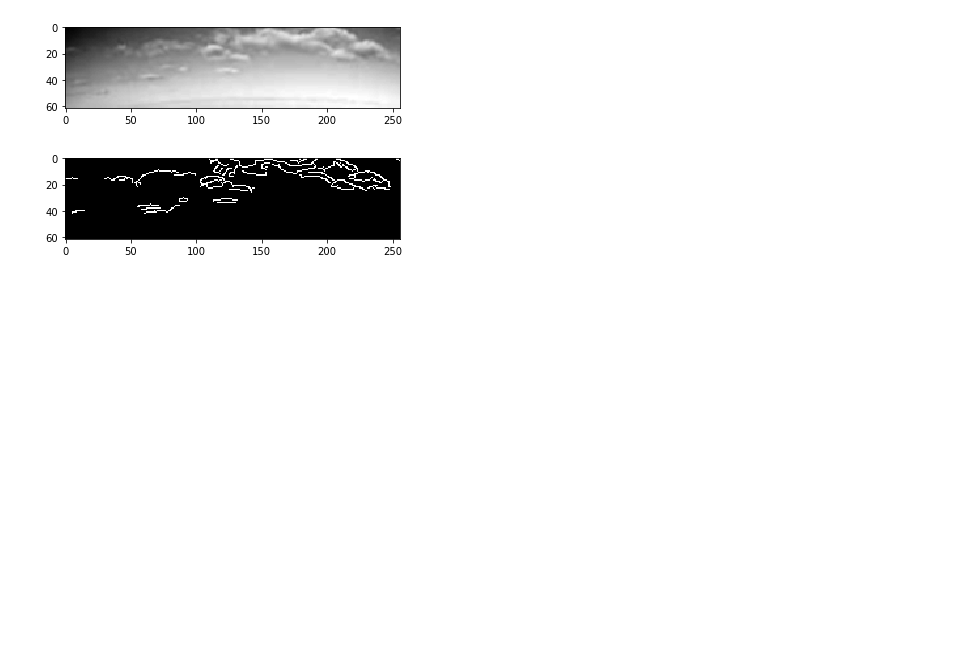
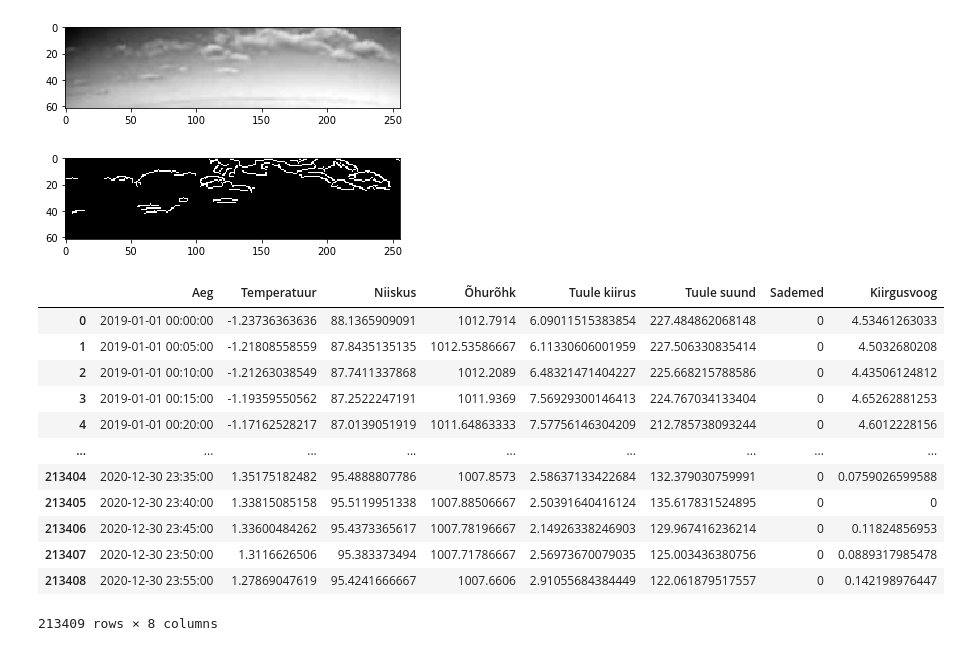
Before and after one commit to tonysln/meteo-webcam, a Jupyter notebook: meteo_webcam_analysis.ipynb, the cells around one changed output. Saved outputs shown, nothing was run; the diff lists cells and outputs as text; code cells hidden in the pictures; blank space fills up the shorter version.

Commit message:
Load in weather data from archive for 2019-2020

```diff
--- a/meteo_webcam_analysis.ipynb
+++ b/meteo_webcam_analysis.ipynb
@@ -181,3 +174,21 @@ plt.show()
 # %% [output]
 [figure]
 [figure]
+# %%
+# Weather Archive data for 2019-2020
+ilm = pd.read_csv('data/ilm.txt', converters = {'Aeg': str}, low_memory=False)
+ilm
+# %% [output]
+|  | Aeg | Temperatuur | Niiskus | Õhurõhk | Tuule kiirus | Tuule suund | Sademed | Kiirgusvoog |
+| 0 | 2019-01-01 00:00:00 | -1.23736363636 | 88.1365909091 | 1012.7914 | 6.09011515383854 | 227.484862068148 | 0 | 4.53461263033 |
+| 1 | 2019-01-01 00:05:00 | -1.21808558559 | 87.8435135135 | 1012.53586667 | 6.11330606001959 | 227.506330835414 | 0 | 4.5032680208 |
+| 2 | 2019-01-01 00:10:00 | -1.21263038549 | 87.7411337868 | 1012.2089 | 6.48321471404227 | 225.668215788586 | 0 | 4.43506124812 |
+| 3 | 2019-01-01 00:15:00 | -1.19359550562 | 87.2522247191 | 1011.9369 | 7.56929300146413 | 224.767034133404 | 0 | 4.65262881253 |
+| 4 | 2019-01-01 00:20:00 | -1.17162528217 | 87.0139051919 | 1011.64863333 | 7.57756146304209 | 212.785738093244 | 0 | 4.6012228156 |
+| ... | ... | ... | ... | ... | ... | ... | ... | ... |
+| 213404 | 2020-12-30 23:35:00 | 1.35175182482 | 95.4888807786 | 1007.8573 | 2.58637133422684 | 132.379030759991 | 0 | 0.0759026599588 |
+| 213405 | 2020-12-30 23:40:00 | 1.33815085158 | 95.5119951338 | 1007.88506667 | 2.50391640416124 | 135.617831524895 | 0 | 0 |
+| 213406 | 2020-12-30 23:45:00 | 1.33600484262 | 95.4373365617 | 1007.78196667 | 2.14926338246903 | 129.967416236214 | 0 | 0.11824856953 |
+| 213407 | 2020-12-30 23:50:00 | 1.3116626506 | 95.383373494 | 1007.71786667 | 2.56973670079035 | 125.003436380756 | 0 | 0.0889317985478 |
+| 213408 | 2020-12-30 23:55:00 | 1.27869047619 | 95.4241666667 | 1007.6606 | 2.91055684384449 | 122.061879517557 | 0 | 0.142198976447 |
+213409 rows × 8 columns
```
Also changed, not shown: parts of 9 cells of this notebook, 1 other file.
